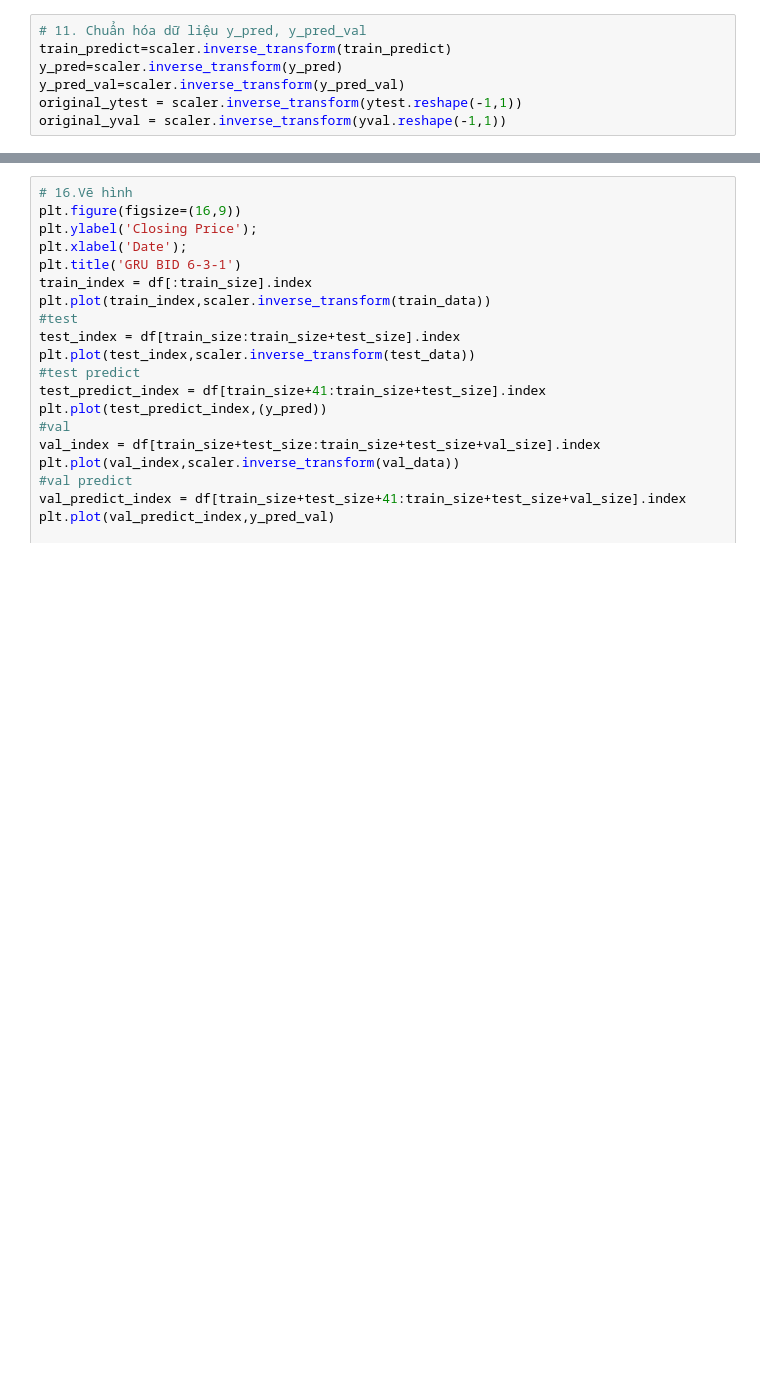
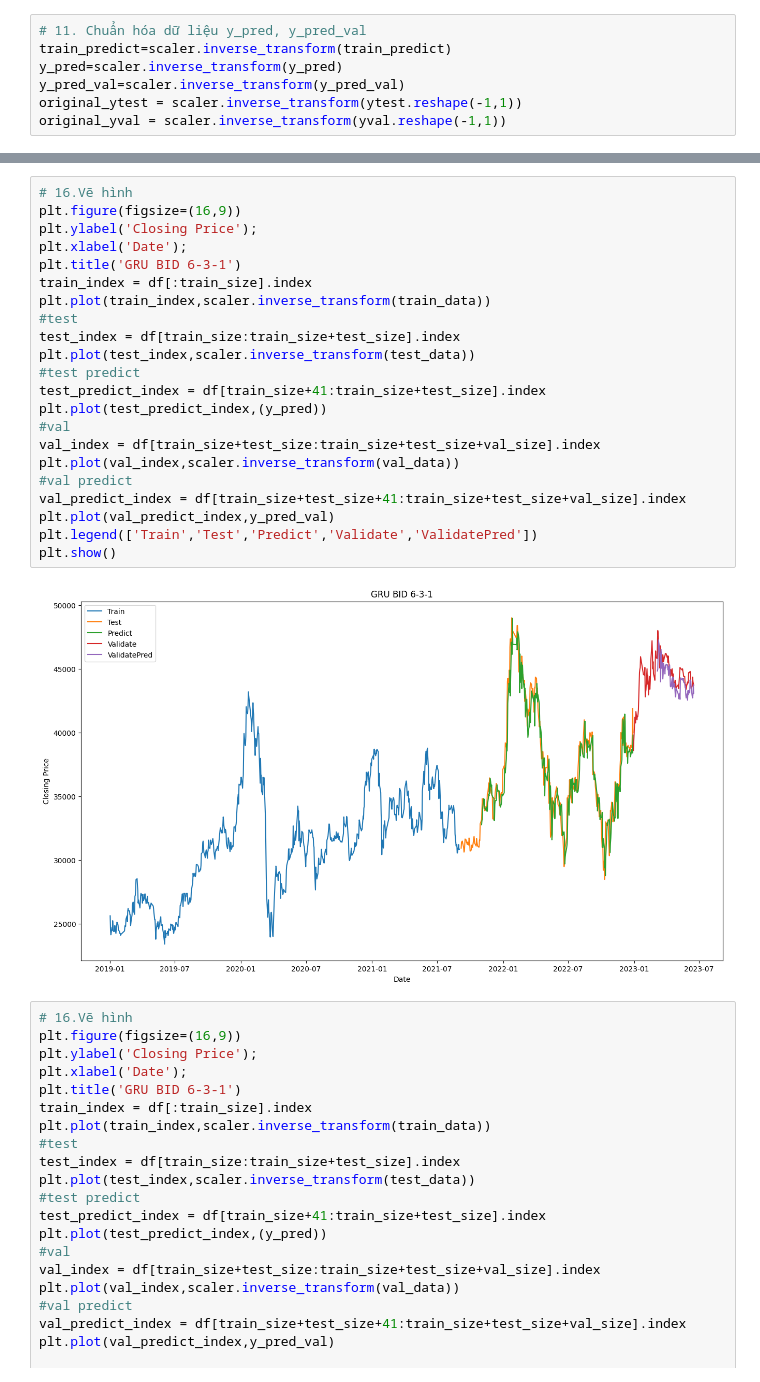
Before and after one commit to giahuy2610/IS403.N21.HTTT_Nhom10, a Jupyter notebook: GRU/BID/IS403_GRU_MODEL_BID_631_16062023.ipynb, the cells around one changed output, grey strips where cells are left out. Drawn from its saved outputs; the diff is of its cells as text; blank space fills up the shorter version.

```diff
--- a/GRU/BID/IS403_GRU_MODEL_BID_631_16062023.ipynb
+++ b/GRU/BID/IS403_GRU_MODEL_BID_631_16062023.ipynb
@@ -222,3 +222,27 @@ while(i<30):
+# %%
+# 16.Vẽ hình
+plt.figure(figsize=(16,9))
+plt.ylabel('Closing Price');
+plt.xlabel('Date');
+plt.title('GRU BID 6-3-1')
+train_index = df[:train_size].index
+plt.plot(train_index,scaler.inverse_transform(train_data))
+#test
+test_index = df[train_size:train_size+test_size].index
+plt.plot(test_index,scaler.inverse_transform(test_data))
+#test predict
+test_predict_index = df[train_size+41:train_size+test_size].index
+plt.plot(test_predict_index,(y_pred))
+#val
+val_index = df[train_size+test_size:train_size+test_size+val_size].index
+plt.plot(val_index,scaler.inverse_transform(val_data))
+#val predict
+val_predict_index = df[train_size+test_size+41:train_size+test_size+val_size].index
+plt.plot(val_predict_index,y_pred_val)
+plt.legend(['Train','Test','Predict','Validate','ValidatePred'])
+plt.show()
+# %% [output]
+[figure, added]
 # %%
 # 16.Vẽ hình
 plt.figure(figsize=(16,9))
```
Also changed, not shown: parts of 6 cells of this notebook, 14 other files.
